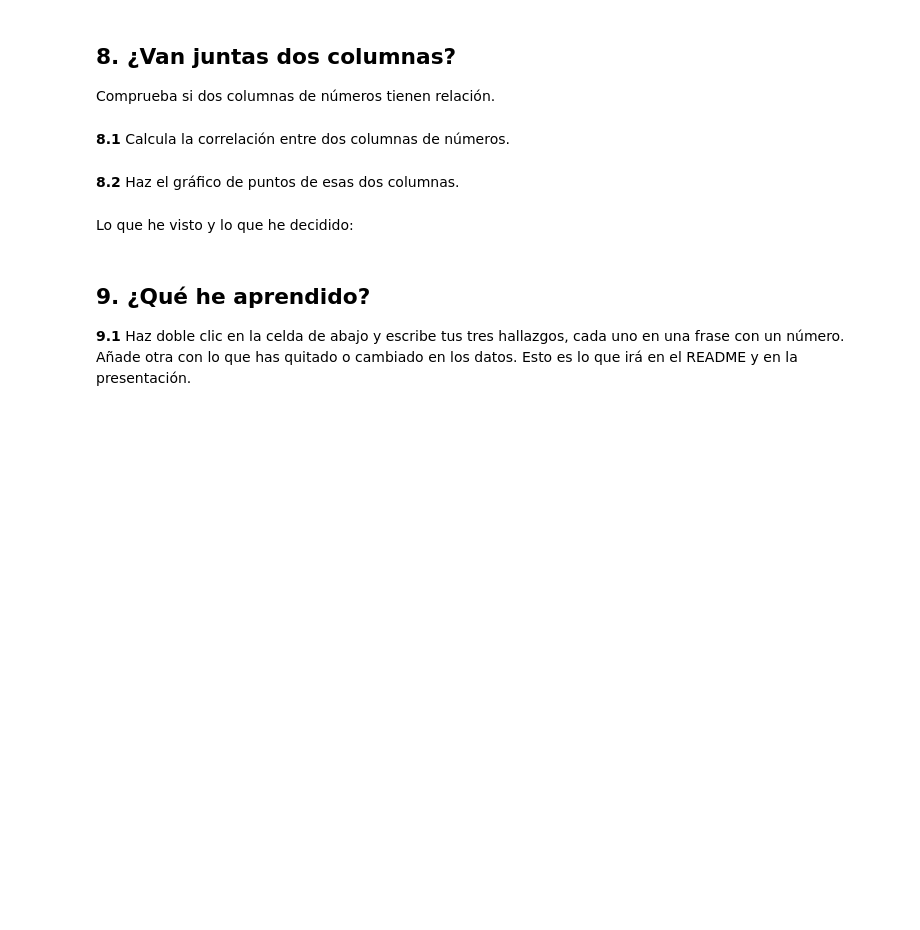
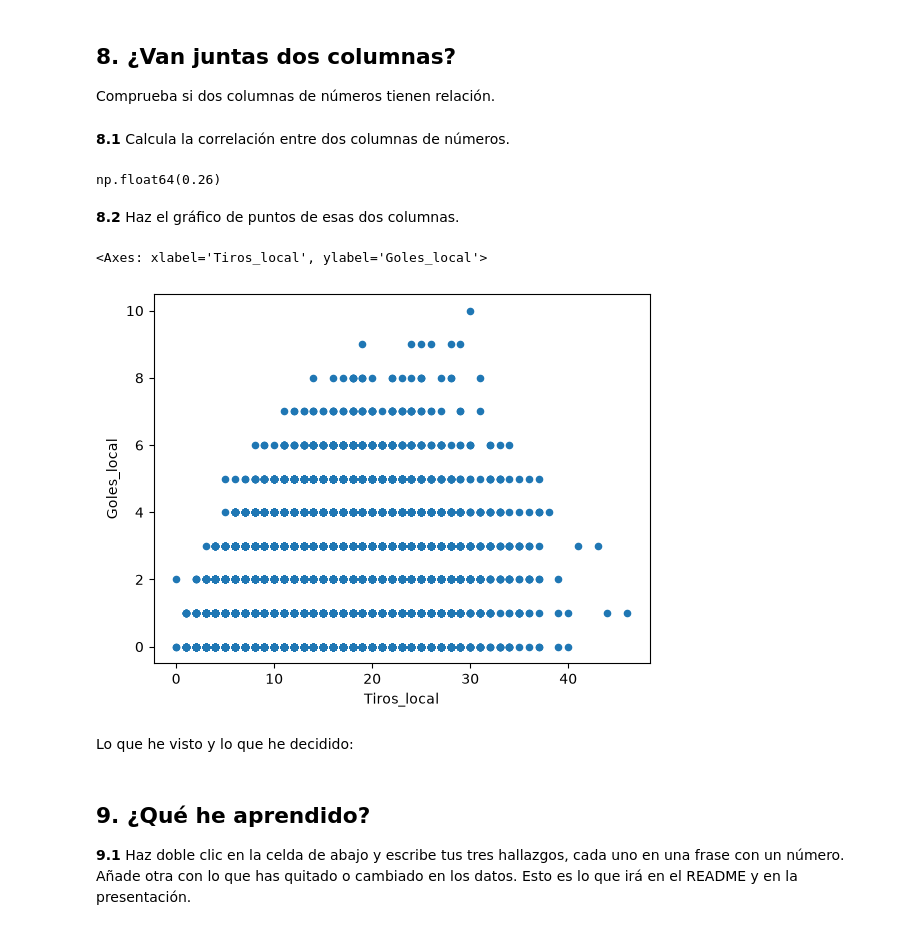
Before and after one commit to jormartinez109/PROYECTO-EDA-FUTBOL, a Jupyter notebook: eda.ipynb, the cells around one changed output. Drawn from its saved outputs; the diff is of its cells as text; code cells hidden in the pictures; blank space fills up the shorter version.

```diff
--- a/eda.ipynb
+++ b/eda.ipynb
@@ -510,8 +510,17 @@ Lo que hemos decidido:
 Comprueba si dos columnas de números tienen relación.
 # %% [markdown]
 **8.1** Calcula la correlación entre dos columnas de números.
+# %%
+df["Tiros_local"].corr(df["Goles_local"]).round(2)
+# %% [output]
+np.float64(0.26)
 # %% [markdown]
 **8.2** Haz el gráfico de puntos de esas dos columnas.
+# %%
+df.plot(kind="scatter", x="Tiros_local", y="Goles_local")
+# %% [output]
+<Axes: xlabel='Tiros_local', ylabel='Goles_local'>
+[figure, added]
 # %% [markdown]
 Lo que he visto y lo que he decidido:
 # %% [markdown]
```
Also changed, not shown: parts of 2 cells of this notebook.
